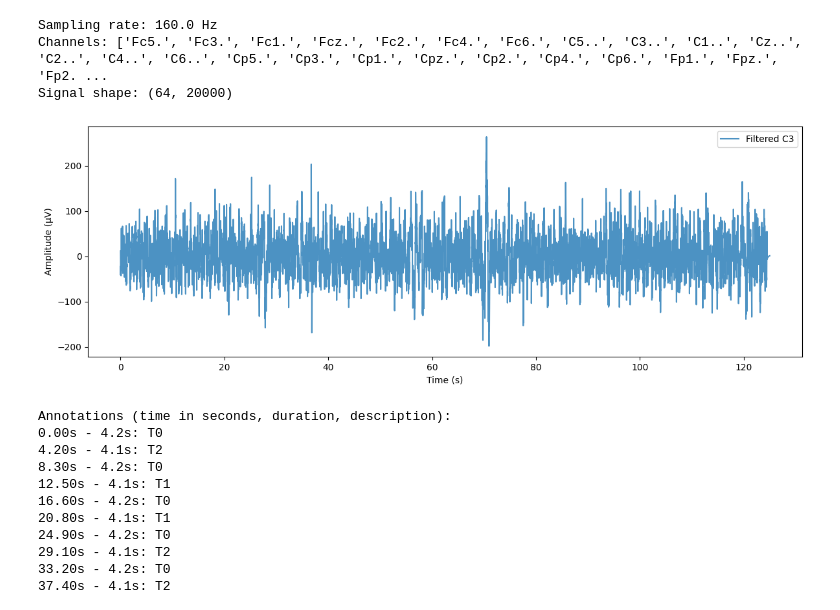
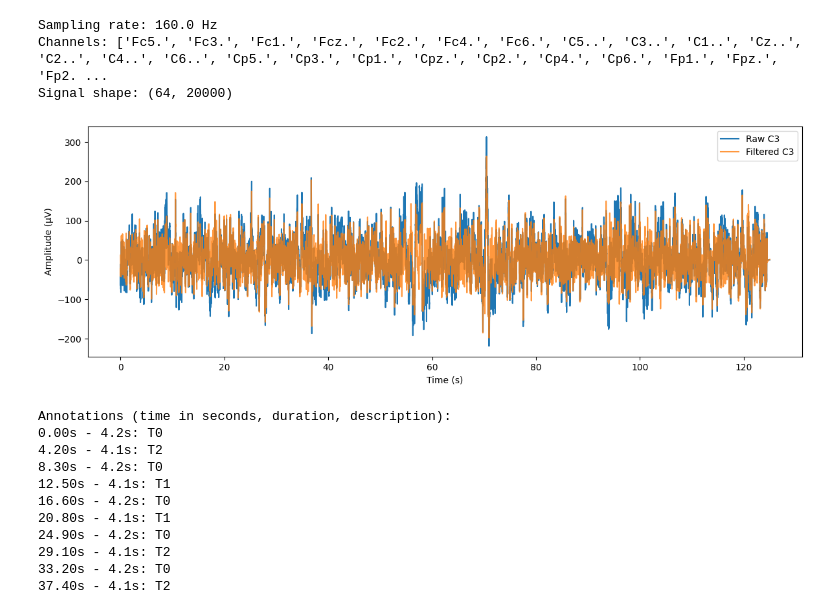
Before and after one commit to LuizAkazawa/EEG_Study, a Jupyter notebook: eeg.ipynb, the cells around one changed output. Cells and saved outputs as stored; diff of their text form; code cells hidden in the pictures.

```diff
--- a/eeg.ipynb
+++ b/eeg.ipynb
@@ -48,24 +48,24 @@ c4_filtered = notch_filter(c4_filtered, 50, fs)
 # %%
 time = np.arange(0, len(c3_signal)) / fs
 
 plt.figure(figsize=(12, 8))
 plt.subplot(2, 1, 1)
-#plt.plot(time, c3_signal, label='Raw C3')
+plt.plot(time, c3_signal, label='Raw C3')
 plt.plot(time, c3_filtered, label='Filtered C3', alpha=0.8)
 plt.xlabel('Time (s)')
 plt.ylabel('Amplitude (µV)')
 plt.legend()
 
 '''plt.subplot(2, 1, 2)
 plt.plot(time, c4_signal, label='Raw C4')
 plt.plot(time, c4_filtered, label='Filtered C4', alpha=0.8)
 plt.xlabel('Time (s)')
 plt.ylabel('Amplitude (µV)')
 plt.legend()'''
 plt.tight_layout()
 plt.show()
 # %% [output]
-[figure, old version]
+[figure, new version]
 # %%
 from pyedflib import EdfReader
 import numpy as np
```
Also changed, not shown: parts of 4 cells of this notebook, 3 other files.
